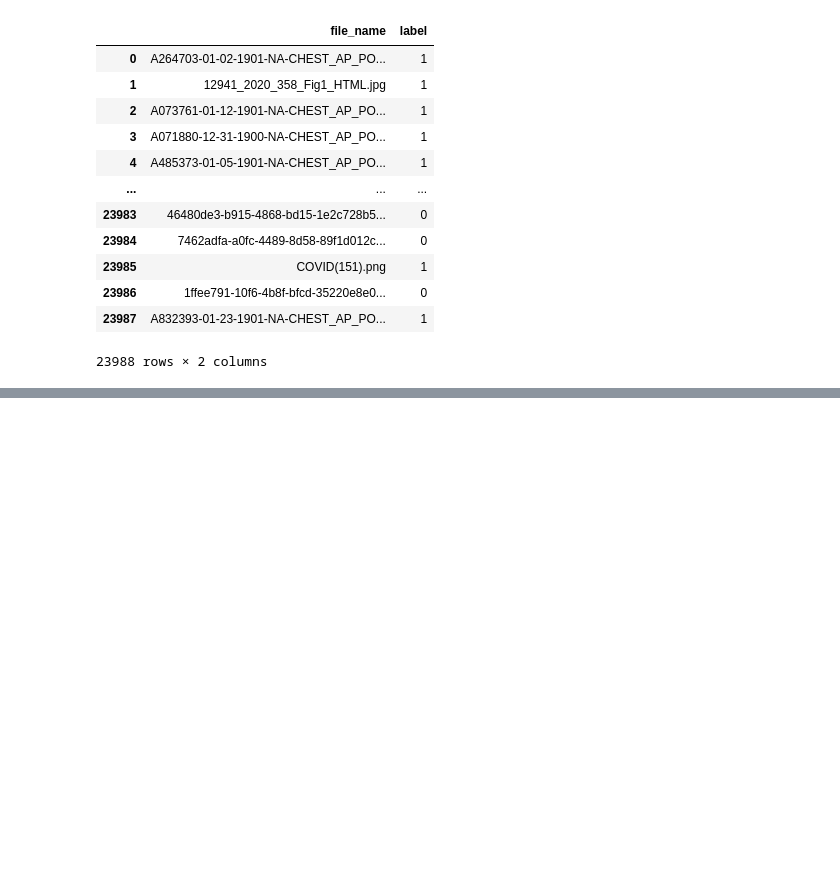
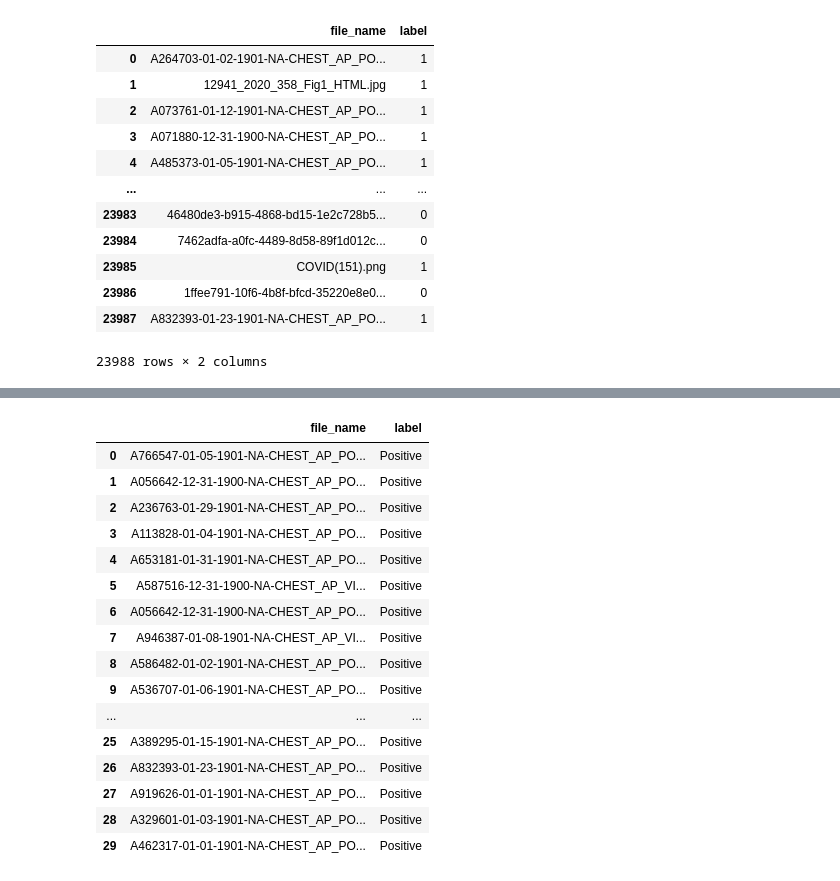
Before and after one commit to loan1/COVID19-segmentation_classification, a Jupyter notebook: classification/script/preprocessing_data.ipynb, the cells around one changed output, grey strips where cells are left out. Cells and saved outputs as stored; diff of their text form; code cells hidden in the pictures; blank space fills up the shorter version.

```diff
--- a/classification/script/preprocessing_data.ipynb
+++ b/classification/script/preprocessing_data.ipynb
@@ -385,0 +524,4 @@ error: OpenCV(4.6.0) /io/opencv/modules/imgproc/src/resize.cpp:4052: error: (-21
+# %%
+bad_txt = pd.read_csv( '/mnt/DATA/covid19_resnet152_python-main/archive_14gb/COVIDxCXR3/EDA_Train/BadImagefilename.txt', sep=' ', header=None)
+bad_txt.columns=['file_name']
+bad_txt.head()
@@ -385,0 +535,21 @@ error: OpenCV(4.6.0) /io/opencv/modules/imgproc/src/resize.cpp:4052: error: (-21
+# %%
+bad_txt['label'] = 'Positive'
+bad_txt
+# %% [output]
+|  | file_name | label |
+| 0 | A766547-01-05-1901-NA-CHEST_AP_PO... | Positive |
+| 1 | A056642-12-31-1900-NA-CHEST_AP_PO... | Positive |
+| 2 | A236763-01-29-1901-NA-CHEST_AP_PO... | Positive |
+| 3 | A113828-01-04-1901-NA-CHEST_AP_PO... | Positive |
+| 4 | A653181-01-31-1901-NA-CHEST_AP_PO... | Positive |
+| 5 | A587516-12-31-1900-NA-CHEST_AP_VI... | Positive |
+| 6 | A056642-12-31-1900-NA-CHEST_AP_PO... | Positive |
+| 7 | A946387-01-08-1901-NA-CHEST_AP_VI... | Positive |
+| 8 | A586482-01-02-1901-NA-CHEST_AP_PO... | Positive |
+| 9 | A536707-01-06-1901-NA-CHEST_AP_PO... | Positive |
+| ... | ... | ... |
+| 25 | A389295-01-15-1901-NA-CHEST_AP_PO... | Positive |
+| 26 | A832393-01-23-1901-NA-CHEST_AP_PO... | Positive |
+| 27 | A919626-01-01-1901-NA-CHEST_AP_PO... | Positive |
+| 28 | A329601-01-03-1901-NA-CHEST_AP_PO... | Positive |
+| 29 | A462317-01-01-1901-NA-CHEST_AP_PO... | Positive |
```
Also changed, not shown: parts of 16 cells of this notebook, 21 other files.
